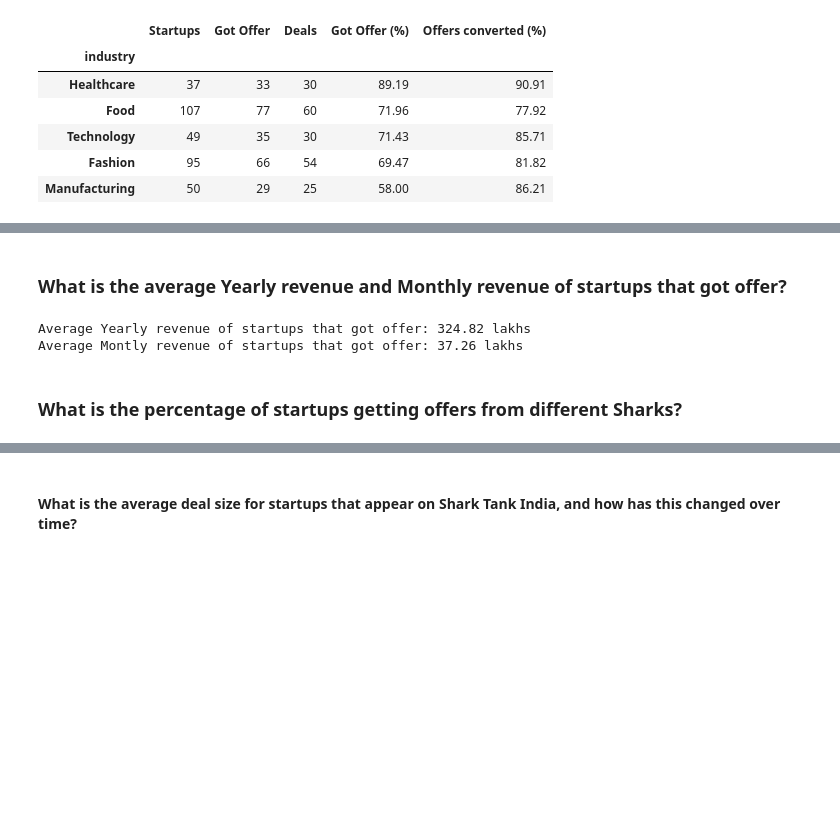
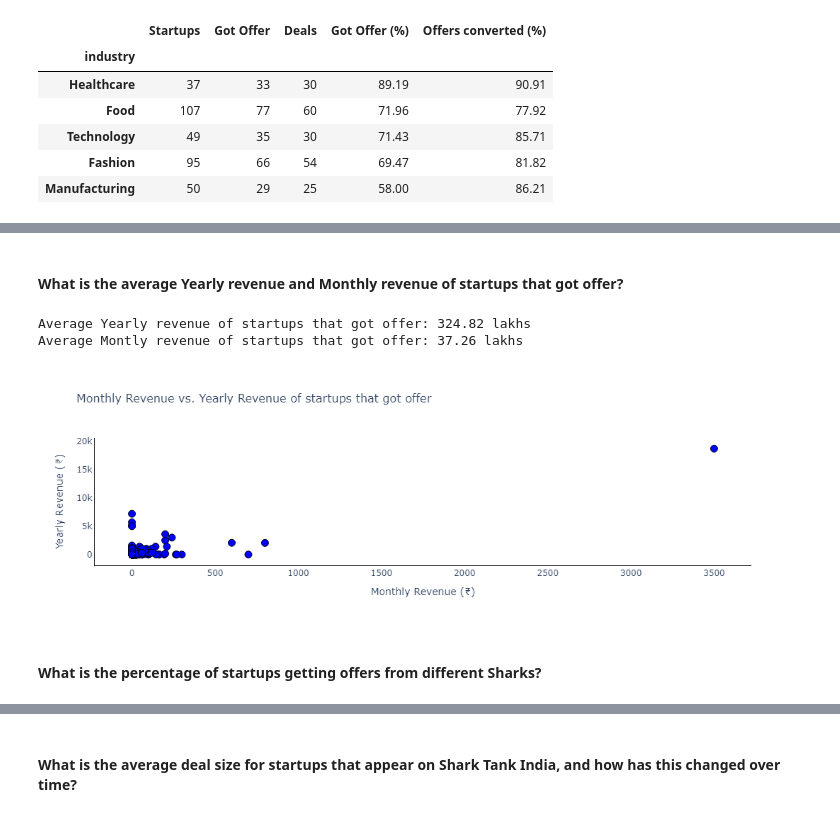
Before and after one commit to AnirudhSinghBhadauria/shark-tank-analysis, a Jupyter notebook: shark_tank_analysis.ipynb, the cells around one changed output, grey strips where cells are left out. Drawn from its saved outputs; the diff is of its cells as text; code cells hidden in the pictures; blank space fills up the shorter version.

Commit message:
Added some plots

```diff
--- a/shark_tank_analysis.ipynb
+++ b/shark_tank_analysis.ipynb
@@ -341,5 +459,5 @@ plot_startup_offer(3)
 # %% [markdown]
-### **What is the average Yearly revenue and Monthly revenue of startups that got offer?**
+#### What is the average Yearly revenue and Monthly revenue of startups that got offer?
 # %%
 yearly_revenue = tank_df.loc[
     tank_df['received_offer'] == 1
@@ -354,6 +472,73 @@ print(f'Average Montly revenue of startups that got offer: {monthly_sales} lakhs
 # %% [output]
 Average Yearly revenue of startups that got offer: 324.82 lakhs
 Average Montly revenue of startups that got offer: 37.26 lakhs
+# %%
+# Yearly / monthly revenue
+
+yearly_revenue = tank_df.loc[
+    tank_df['received_offer'] == 1
+]['yearly_revenue'].round(2).tolist()
+
+monthly_revenue = tank_df.loc[
+    tank_df['received_offer'] == 1
+]['monthly_sales'].round(2).tolist()
+# %%
+# Plot monthly vs yearly revenue
+
+data = {
+    'yearly_revenue': yearly_revenue,
+    'monthly_sales': monthly_revenue
+}
+plot_df = pd.DataFrame(data)
+
+# Prepare data for plotting
+yearly_revenue = plot_df['yearly_revenue'].round(2)
+monthly_revenue = plot_df['monthly_sales'].round(2)
+
+fig = go.Figure()
+
+# Add trace for monthly revenue
+fig.add_trace(go.Scatter(
+    x=plot_df['monthly_sales'],
+    y=plot_df['yearly_revenue'],
+    mode='markers',
+    marker=dict(
+        color='blue',
+        size=10,
+        symbol='circle',
+        line=dict(width=1, color='black')
+    ),
+    name='Monthly Revenue'
+))
+
+# Update layout for better readability
+fig.update_layout(
+    title='Monthly Revenue vs. Yearly Revenue of startups that got offer',
+    xaxis_title='Monthly Revenue (₹)',
+    yaxis_title='Yearly Revenue (₹)',
+    plot_bgcolor='white',
+    paper_bgcolor='white',
+    xaxis=dict(
+        showline=True,
+        linewidth=1,
+        linecolor='black'
+    ),
+    yaxis=dict(
+        showline=True,
+        linewidth=1,
+        linecolor='black'
+    ),
+    legend=dict(
+        x=0.1,
+        y=1.1,
+        orientation='h'
+    ),
+    title_font_size=16
+)
+
+fig.show()
+# %% [output]
+[figure, added]
 # %% [markdown]
-### **What is the percentage of startups getting offers from different Sharks?**
+#### What is the percentage of startups getting offers from different Sharks?
 # %%
```
Also changed, not shown: parts of 13 cells of this notebook.
